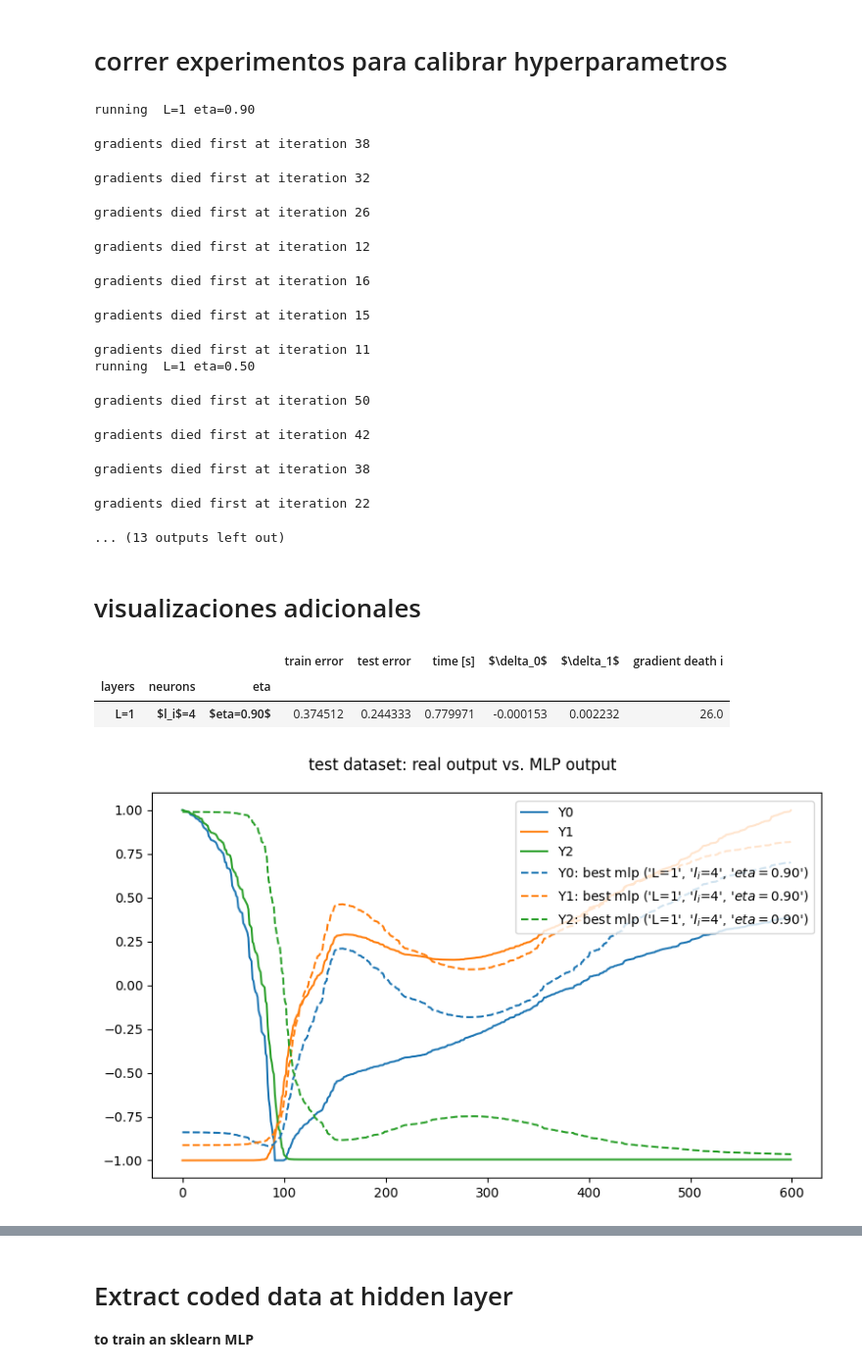
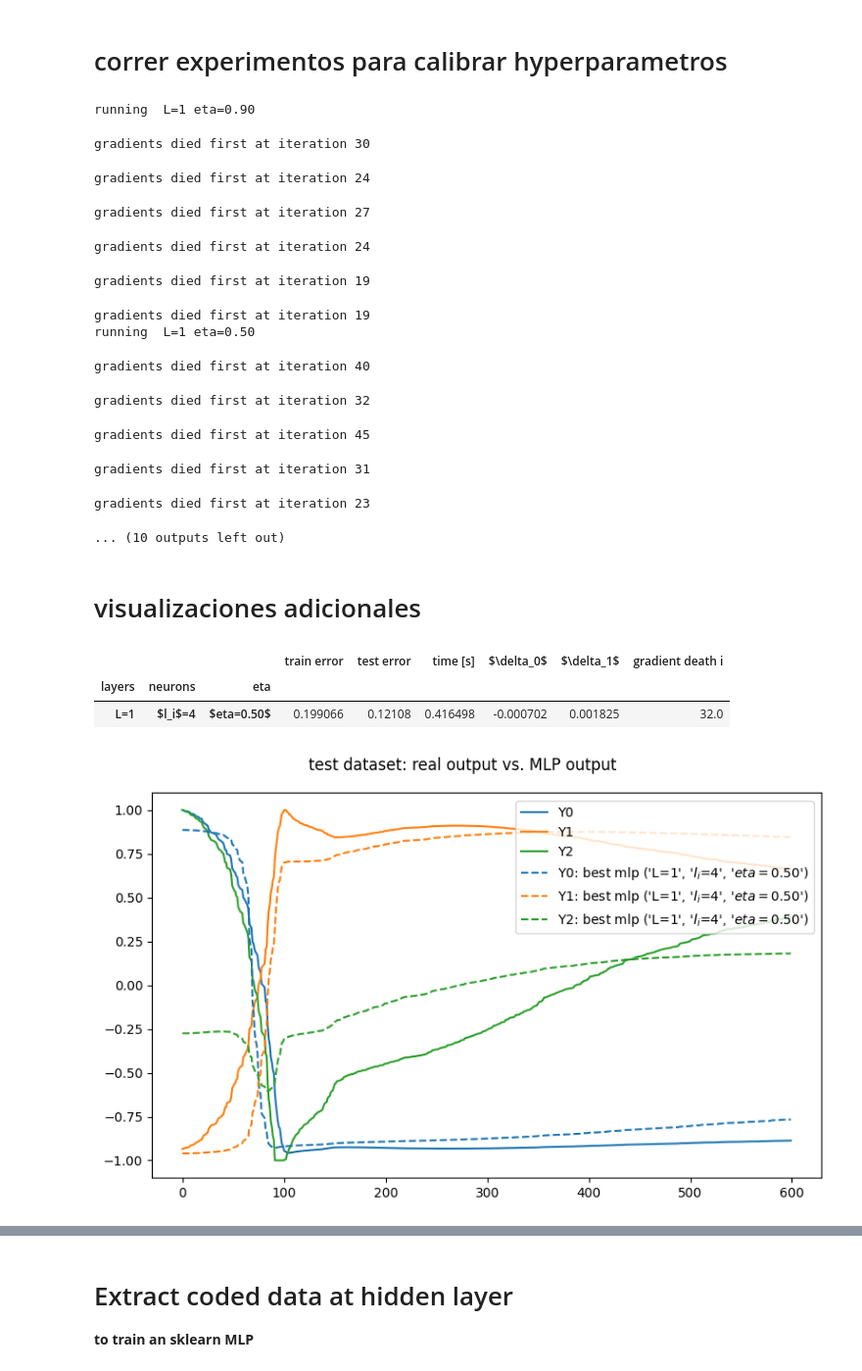
Before and after one commit to asgutierrt/Introduction_to_IA, a Jupyter notebook: neural_networks/autoencoder_mlp.ipynb, the cells around one changed output, grey strips where cells are left out. Shown at 98% size. Saved outputs shown, nothing was run; the diff lists cells and outputs as text; code cells hidden in the pictures.

```diff
--- a/neural_networks/autoencoder_mlp.ipynb
+++ b/neural_networks/autoencoder_mlp.ipynb
@@ -336,7 +336,7 @@ if not os.path.exists(csv_path): os.makedirs(csv_path)
 # cargar archivo
 
 ## load data
-data_path='/content/Introduction-to-IA/neural_networks/mlp_data/bacterial_growth_extended.txt'
+data_path='/content/Introduction-to-IA/neural_networks/mlp_data/bacterial_growth.txt'
 np.random.seed(2)
 X,Y_d,X_test,Y_d_test,X_val,Y_d_val=load_data(data_path,fig_path,autoencoder=True)
 
@@ -451,42 +451,45 @@ for L in [1]: # number of hidden layers
 predictions,w_vals,energia_error,error,deltas,avrg_delta=dfs
 # %% [output]
 running  L=1 eta=0.90
-gradients died first at iteration 38
+gradients died first at iteration 30
-gradients died first at iteration 32
+gradients died first at iteration 24
-gradients died first at iteration 26
+gradients died first at iteration 27
-gradients died first at iteration 12
+gradients died first at iteration 24
-gradients died first at iteration 16
+gradients died first at iteration 19
-gradients died first at iteration 15
+gradients died first at iteration 19
+running  L=1 eta=0.50
-gradients died first at iteration 11
-running  L=1 eta=0.50
+gradients died first at iteration 40
-gradients died first at iteration 50
+gradients died first at iteration 32
-gradients died first at iteration 42
+gradients died first at iteration 45
-gradients died first at iteration 38
+gradients died first at iteration 31
-gradients died first at iteration 22
+gradients died first at iteration 23
-... (13 outputs left out)
+... (10 outputs left out)
 # %% [markdown]
 # visualizaciones adicionales
 # %%
 # pick model with lowest test error
 criteria=["test error"]
-model_names=[error[error[criteria]==error[criteria].min()].dropna(how='all').index[0]]
+expansion_models_error=pd.concat([error.xs(("$l_i$=4"), level=1), error.xs(("$l_i$=7"), level=1),
+                                  error.xs(("$l_i$=10"), level=1), error.xs(("$l_i$=13"), level=1),
+                                  error.xs(("$l_i$=15"), level=1)])
+model_names=[error[error[criteria]==expansion_models_error[criteria].min()].dropna(how='all').index[0]]
 
 # model description on figure
 model_desc=['best mlp']
 
 # plot all models
 #model_names=error.index.to_list(); model_desc=['']*len(model_names)
 
 ## plot outputs
 graficar_Y(Y_d_test,predictions,model_desc,model_names,
            "test dataset: real output vs. MLP output",fig_path+'/test_outputs.png')
 ## errors
 display(error.loc[model_names].sort_index())
 # %% [output]
 |  |  |  | train error | test error | time [s] | $\delta_0$ | $\delta_1$ | gradient death i |
 | layers | neurons | eta |  |  |  |  |  |  |
-| L=1 | $l_i$=4 | $eta=0.90$ | 0.374512 | 0.244333 | 0.779971 | -0.000153 | 0.002232 | 26.0 |
+| L=1 | $l_i$=4 | $eta=0.50$ | 0.199066 | 0.12108 | 0.416498 | -0.000702 | 0.001825 | 32.0 |
-[figure, old version]
+[figure, new version]
 # %%
 # pick compression model with lowest test error
 criteria=["test error"]
```
Also changed, not shown: parts of 10 cells of this notebook.
